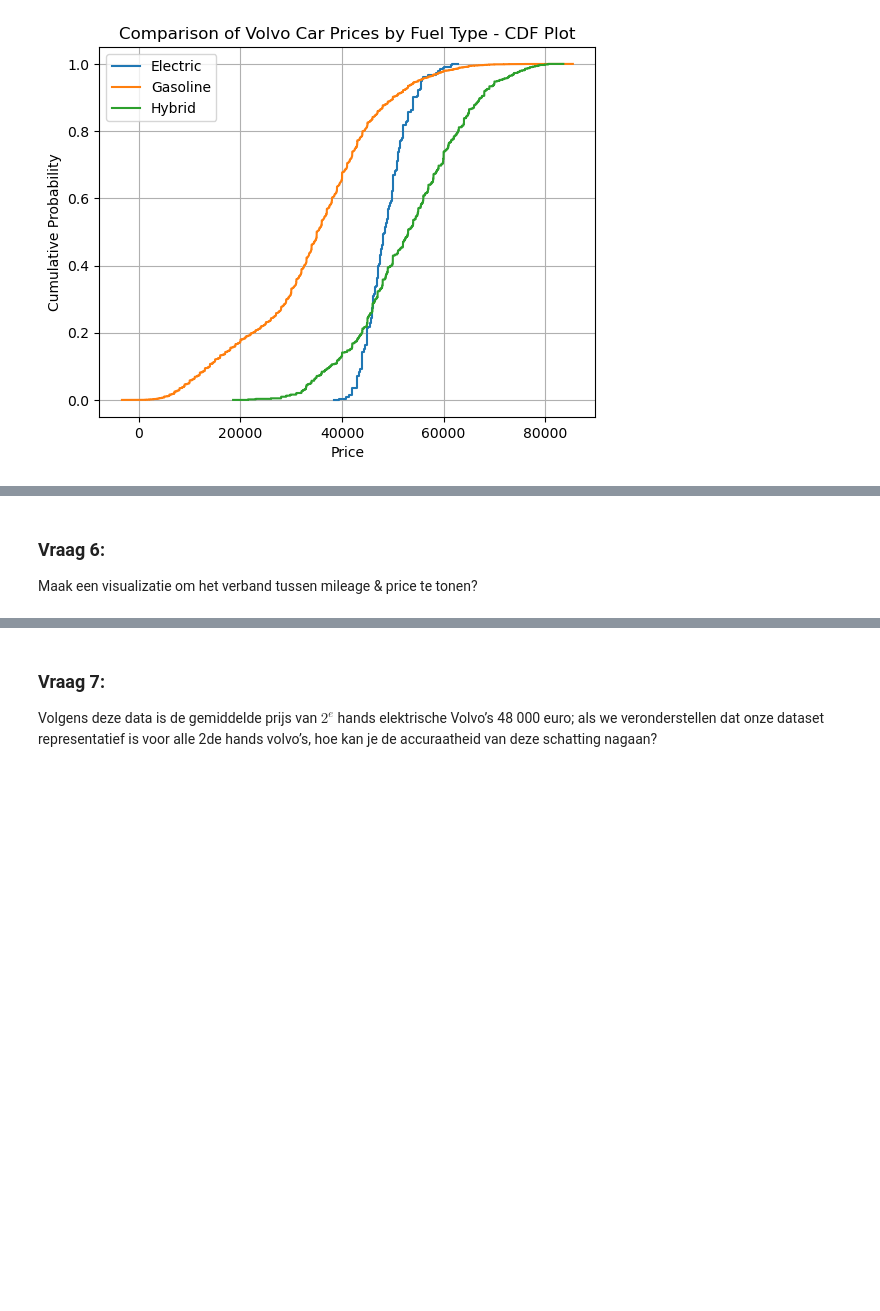
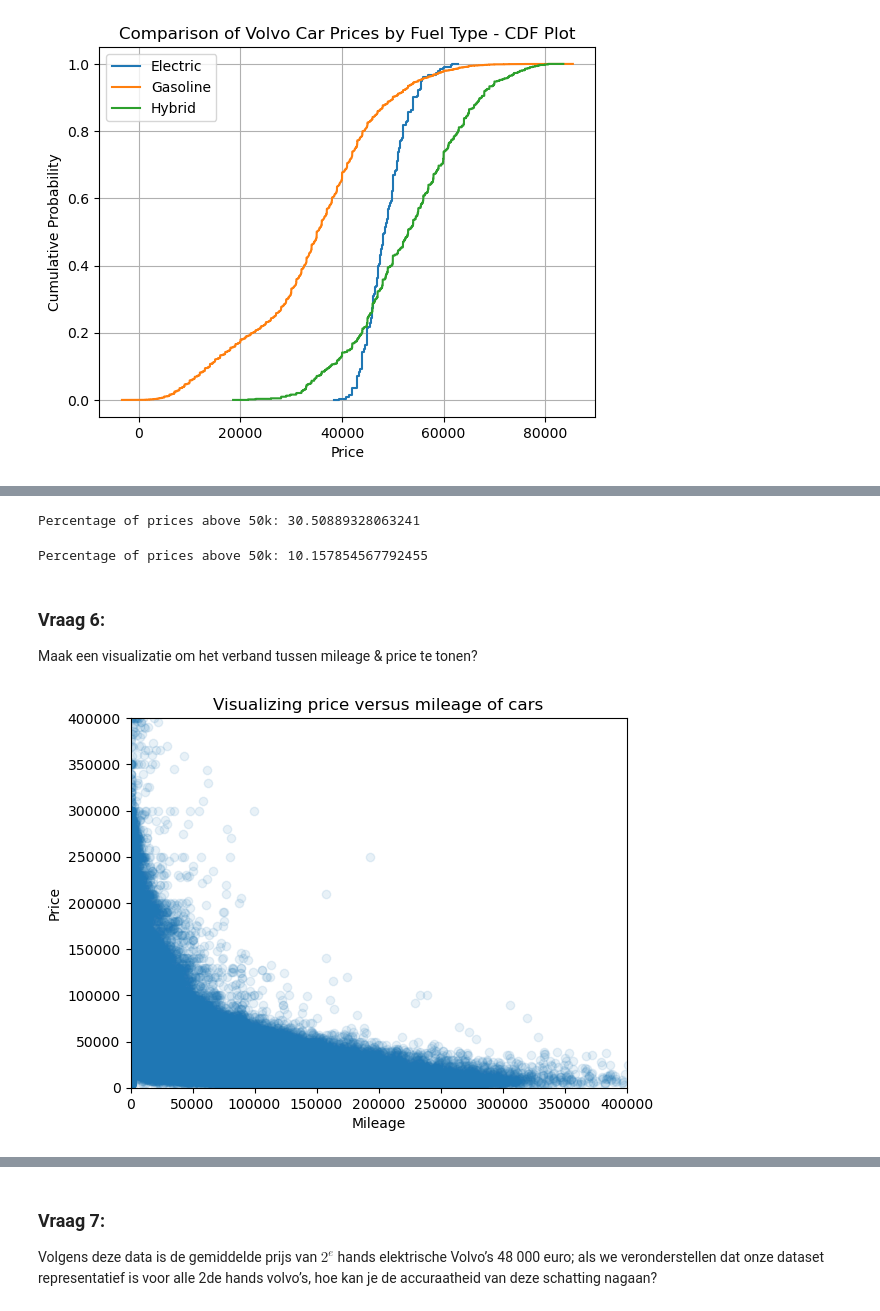
Before and after one commit to PhilippeGiorgino/project_evaluatie_statistiek, a Jupyter notebook: notebooks/autoproductie_philippegiorgino.ipynb, the cells around one changed output, grey strips where cells are left out. Drawn from its saved outputs; the diff is of its cells as text; code cells hidden in the pictures; blank space fills up the shorter version.

```diff
--- a/notebooks/autoproductie_philippegiorgino.ipynb
+++ b/notebooks/autoproductie_philippegiorgino.ipynb
@@ -284,3 +373,48 @@ Gegeven volgende boxplots van de prijs van elektrische & benzine wagens, zijn vo
+# %%
+# Assuming you have a list of car prices named 'car_prices'
+car_prices = cars[cars['fuel_type'] == 'Electric'].price  # Your list of car prices
+
+# Convert the list to a NumPy array for easier manipulation
+prices_array = np.array(car_prices)
+
+# Calculate the percentage of prices above 50k
+percentage_above_50k = np.sum(prices_array > 50000) / len(prices_array) * 100
+
+print("Percentage of prices above 50k:", percentage_above_50k)
+# %% [output]
+Percentage of prices above 50k: 30.50889328063241
+# %%
+# Assuming you have a list of car prices named 'car_prices'
+car_prices = cars[cars['fuel_type'] == 'Gasoline'].price  # Your list of car prices
+
+# Convert the list to a NumPy array for easier manipulation
+prices_array = np.array(car_prices)
+
+# Calculate the percentage of prices above 50k
+percentage_above_50k = np.sum(prices_array > 50000) / len(prices_array) * 100
+
+print("Percentage of prices above 50k:", percentage_above_50k)
+# %% [output]
+Percentage of prices above 50k: 10.157854567792455
 # %% [markdown]
 ### Vraag 6:
 Maak een visualizatie om het verband tussen mileage & price te tonen?
+# %%
+# Min & max values for the miles of the cars
+mileage_min = 0
+mileage_max = 400000
+
+# Min & max values for the price of the cars
+price_min = 0
+price_max = 400000
+
+# Creating a scatterplot to visualize the relation between price & mileage
+plt.scatter(x=cars['mileage'], y=cars['price'], alpha=0.1)
+plt.xlim(mileage_min, mileage_max)
+plt.ylim(price_min, price_max)
+plt.title('Visualizing price versus mileage of cars')
+plt.xlabel('Mileage')
+plt.ylabel('Price')
+plt.show()
+# %% [output]
+[figure, added]
```
Also changed, not shown: parts of 17 cells of this notebook, 2 other files.
